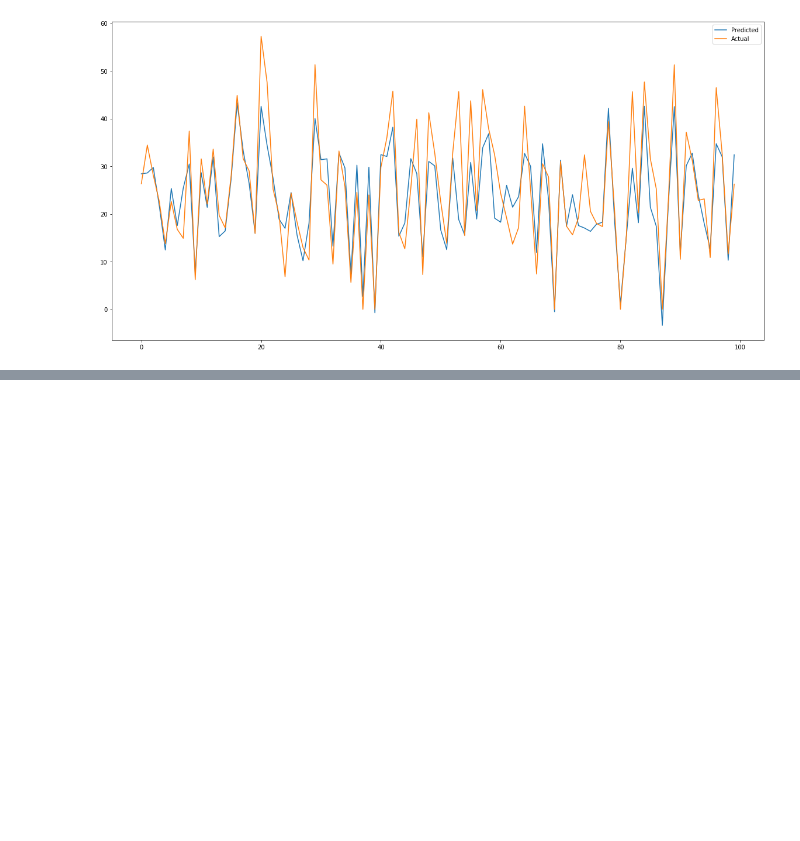
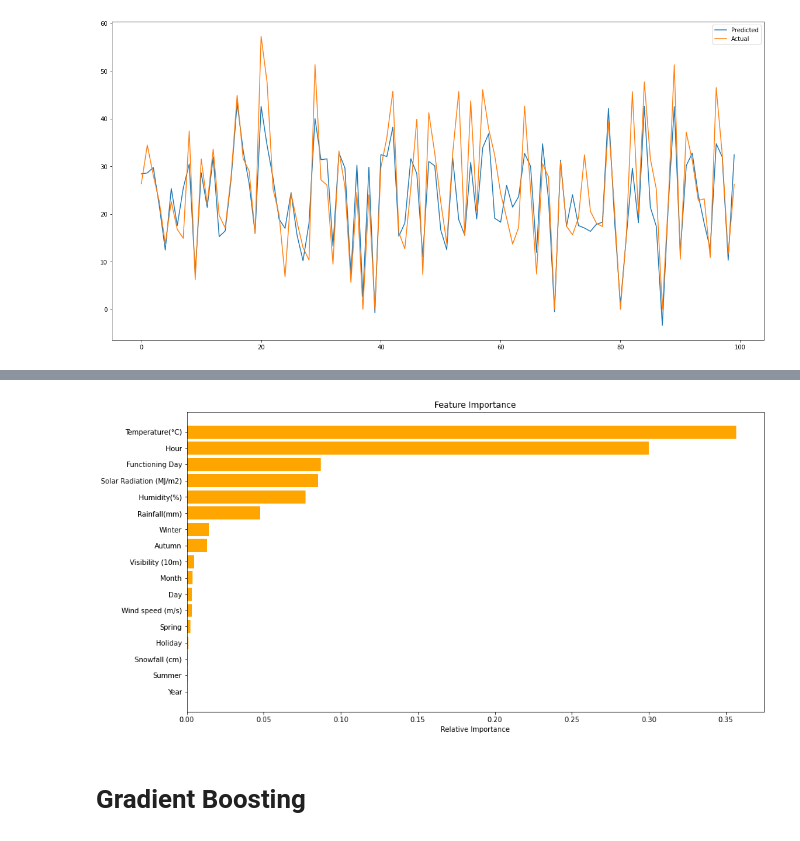
Before and after one commit to rashmipathrikar/bike-sharing-demand-prediction, a Jupyter notebook: Bike_sharing_demand_prediction_final_.ipynb, the cells around one changed output, grey strips where cells are left out. Cells and saved outputs as stored; diff of their text form; code cells hidden in the pictures; blank space fills up the shorter version.

```diff
--- a/Bike_sharing_demand_prediction_final_.ipynb
+++ b/Bike_sharing_demand_prediction_final_.ipynb
@@ -727,0 +781,7 @@ Adjusted R2 :  0.7066027365534919
+# %%
+#getting and visualizing features importance  of rf model
+get_features_importance(optimal_rf_model,X_train)
+# %% [output]
+[figure, added]
+# %% [markdown]
+# Gradient Boosting
```
Also changed, not shown: parts of 19 cells of this notebook.
